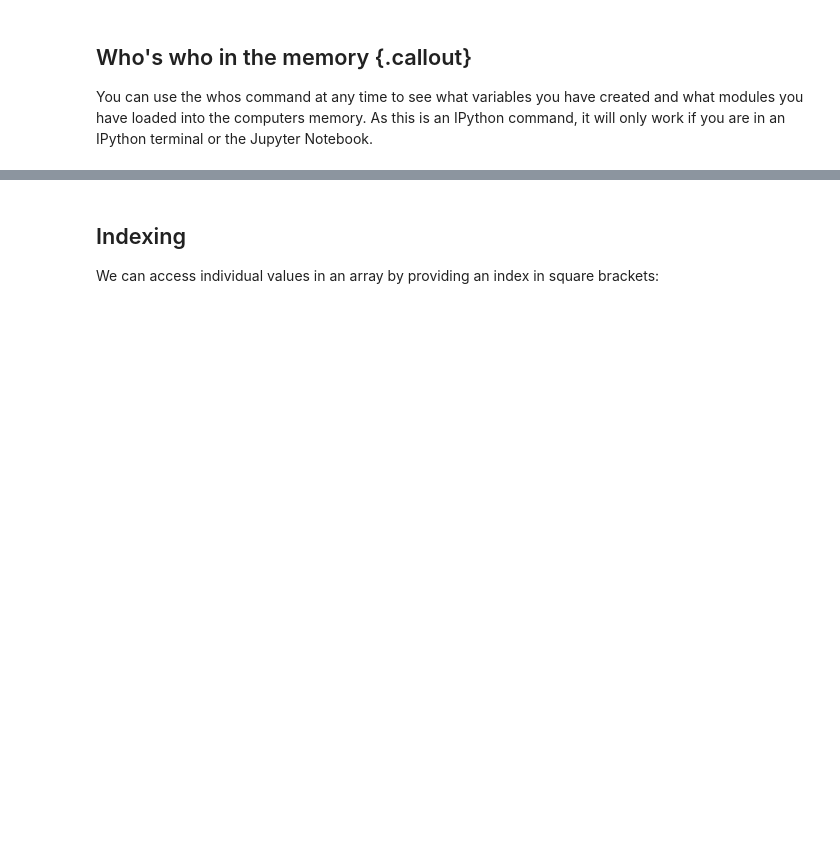
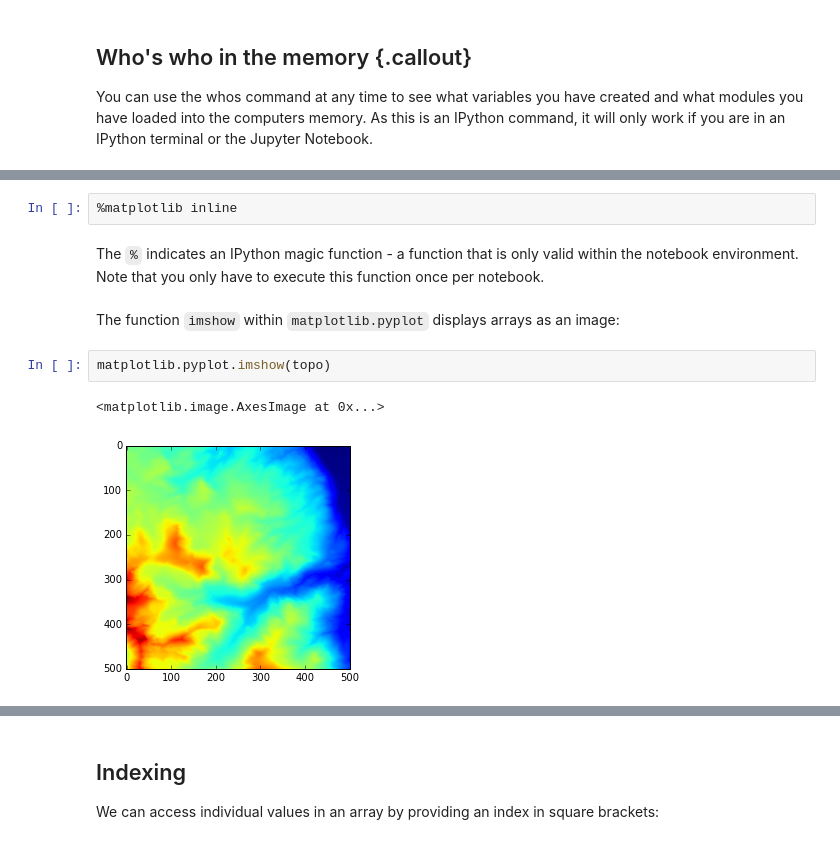
Before and after one commit to csdms/csdms-carpentry, a Jupyter notebook: lessons/python/01-numpy.ipynb, the cells around one changed output, grey strips where cells are left out. Saved outputs shown, nothing was run; the diff lists cells and outputs as text; blank space fills up the shorter version.

```diff
--- a/lessons/python/01-numpy.ipynb
+++ b/lessons/python/01-numpy.ipynb
@@ -79,0 +101,13 @@ topo       ndarray    500x500: 250000 elems, type `float64`, 2000000 bytes (1 Mb
+# %%
+%matplotlib inline
+# %% [markdown]
+The `%` indicates an IPython magic function -
+a function that is only valid within the notebook environment.
+Note that you only have to execute this function once per notebook.
+# %% [markdown]
+The function `imshow` within `matplotlib.pyplot` displays arrays as an image:
+# %%
+matplotlib.pyplot.imshow(topo)
+# %% [output]
+<matplotlib.image.AxesImage at 0x...>
+[figure, added]
```
Also changed, not shown: parts of 48 cells of this notebook.
